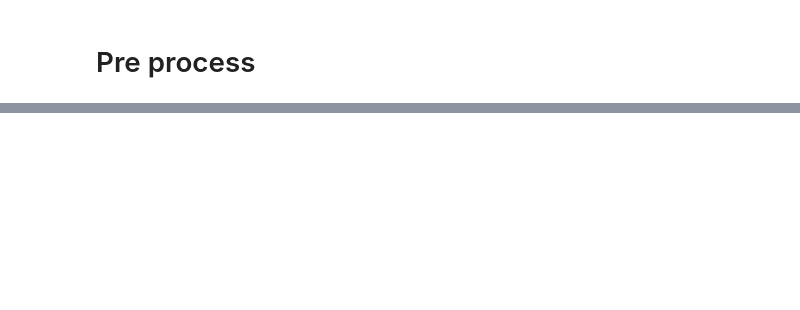
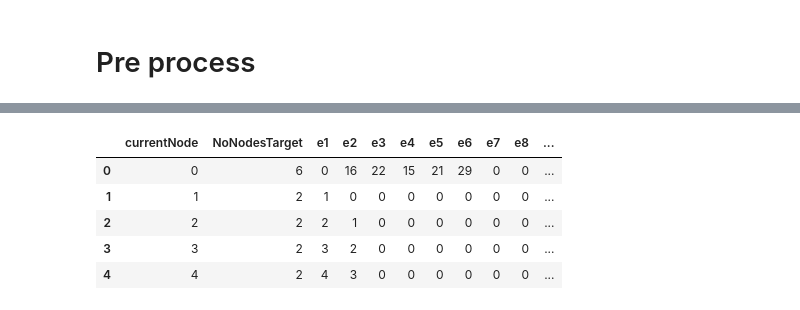
Before and after one commit to erick2307/tsuevac, a Jupyter notebook: new_kochi/preprocess.ipynb, the cells around one changed output, grey strips where cells are left out. Saved outputs shown, nothing was run; the diff lists cells and outputs as text; code cells hidden in the pictures; blank space fills up the shorter version.

```diff
--- a/new_kochi/preprocess.ipynb
+++ b/new_kochi/preprocess.ipynb
@@ -347,0 +210,12 @@ sh_gdf.explore()
+# %%
+actions = pd.read_csv('./data/actionsdb.csv',header=None,names=['currentNode','NoNodesTarget','e1','e2','e3','e4','e5','e6','e7','e8','e9','e10'])
+transitions = pd.read_csv('./data/transitionsdb.csv',header=None,names=['currentNode','NoNodesTarget','n1','n2','n3','n4','n5','n6','n7','n8','n9','n10'])
+# %%
+actions.head()
+# %% [output]
+|  | currentNode | NoNodesTarget | e1 | e2 | e3 | e4 | e5 | e6 | e7 | e8 | ... |
+| 0 | 0 | 6 | 0 | 16 | 22 | 15 | 21 | 29 | 0 | 0 | ... |
+| 1 | 1 | 2 | 1 | 0 | 0 | 0 | 0 | 0 | 0 | 0 | ... |
+| 2 | 2 | 2 | 2 | 1 | 0 | 0 | 0 | 0 | 0 | 0 | ... |
+| 3 | 3 | 2 | 3 | 2 | 0 | 0 | 0 | 0 | 0 | 0 | ... |
+| 4 | 4 | 2 | 4 | 3 | 0 | 0 | 0 | 0 | 0 | 0 | ... |
```
Also changed, not shown: parts of 52 cells of this notebook, 13 other files.
